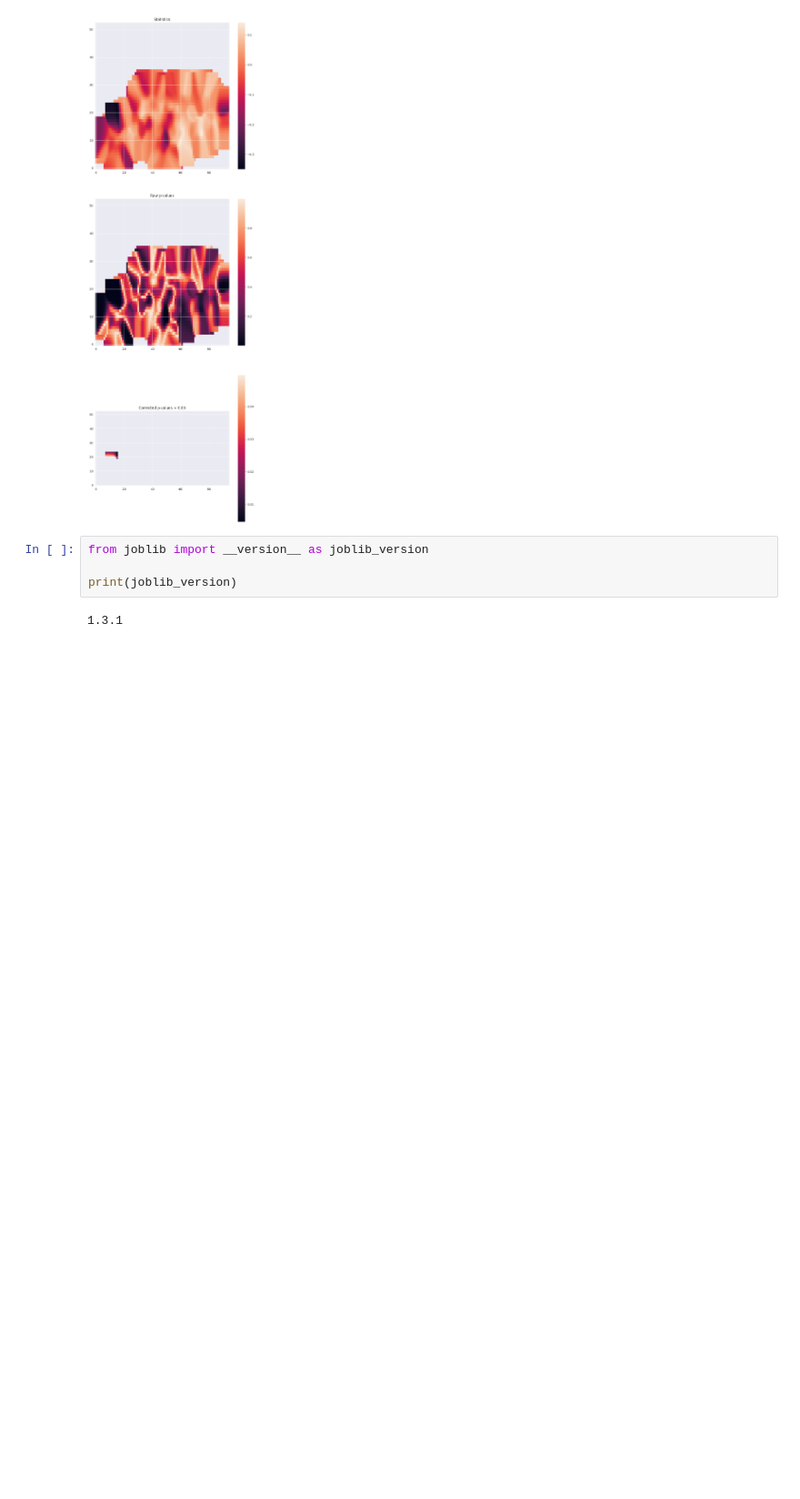
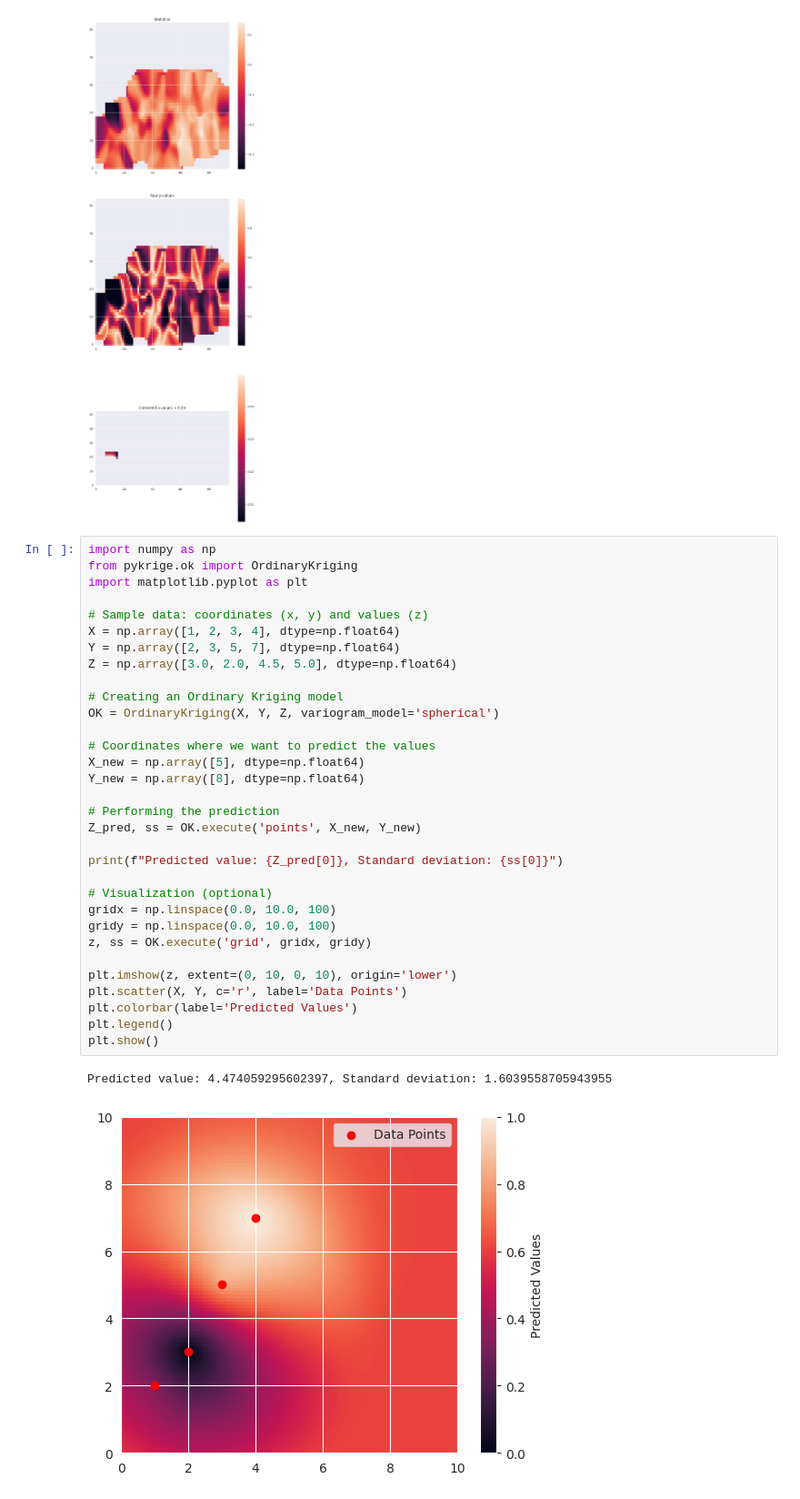
Before and after one commit to chrisfoulon/emuses, a Jupyter notebook: testing.ipynb, the cells around one changed output. Shown at 91% size. Cells and saved outputs as stored; diff of their text form; blank space fills up the shorter version.

Commit message:
tried many things and simplified the prediction pipeline

```diff
--- a/testing.ipynb
+++ b/testing.ipynb
@@ -644,9 +644,38 @@ Shape corrected_pvalues: (95, 53)
 Number of non-Nan values: 2897
 Number of non-Nan values: 2897
 [figure]
-# %%
-from joblib import __version__ as joblib_version
-
-print(joblib_version)
-# %% [output]
-1.3.1
+# %%
+import numpy as np
+from pykrige.ok import OrdinaryKriging
+import matplotlib.pyplot as plt
+
+# Sample data: coordinates (x, y) and values (z)
+X = np.array([1, 2, 3, 4], dtype=np.float64)
+Y = np.array([2, 3, 5, 7], dtype=np.float64)
+Z = np.array([3.0, 2.0, 4.5, 5.0], dtype=np.float64)
+
+# Creating an Ordinary Kriging model
+OK = OrdinaryKriging(X, Y, Z, variogram_model='spherical')
+
+# Coordinates where we want to predict the values
+X_new = np.array([5], dtype=np.float64)
+Y_new = np.array([8], dtype=np.float64)
+
+# Performing the prediction
+Z_pred, ss = OK.execute('points', X_new, Y_new)
+
+print(f"Predicted value: {Z_pred[0]}, Standard deviation: {ss[0]}")
+
+# Visualization (optional)
+gridx = np.linspace(0.0, 10.0, 100)
+gridy = np.linspace(0.0, 10.0, 100)
+z, ss = OK.execute('grid', gridx, gridy)
+
+plt.imshow(z, extent=(0, 10, 0, 10), origin='lower')
+plt.scatter(X, Y, c='r', label='Data Points')
+plt.colorbar(label='Predicted Values')
+plt.legend()
+plt.show()
+# %% [output]
+Predicted value: 4.474059295602397, Standard deviation: 1.6039558705943955
+[figure, added]
```
Also changed, not shown: parts of 20 cells of this notebook, 7 other files.
